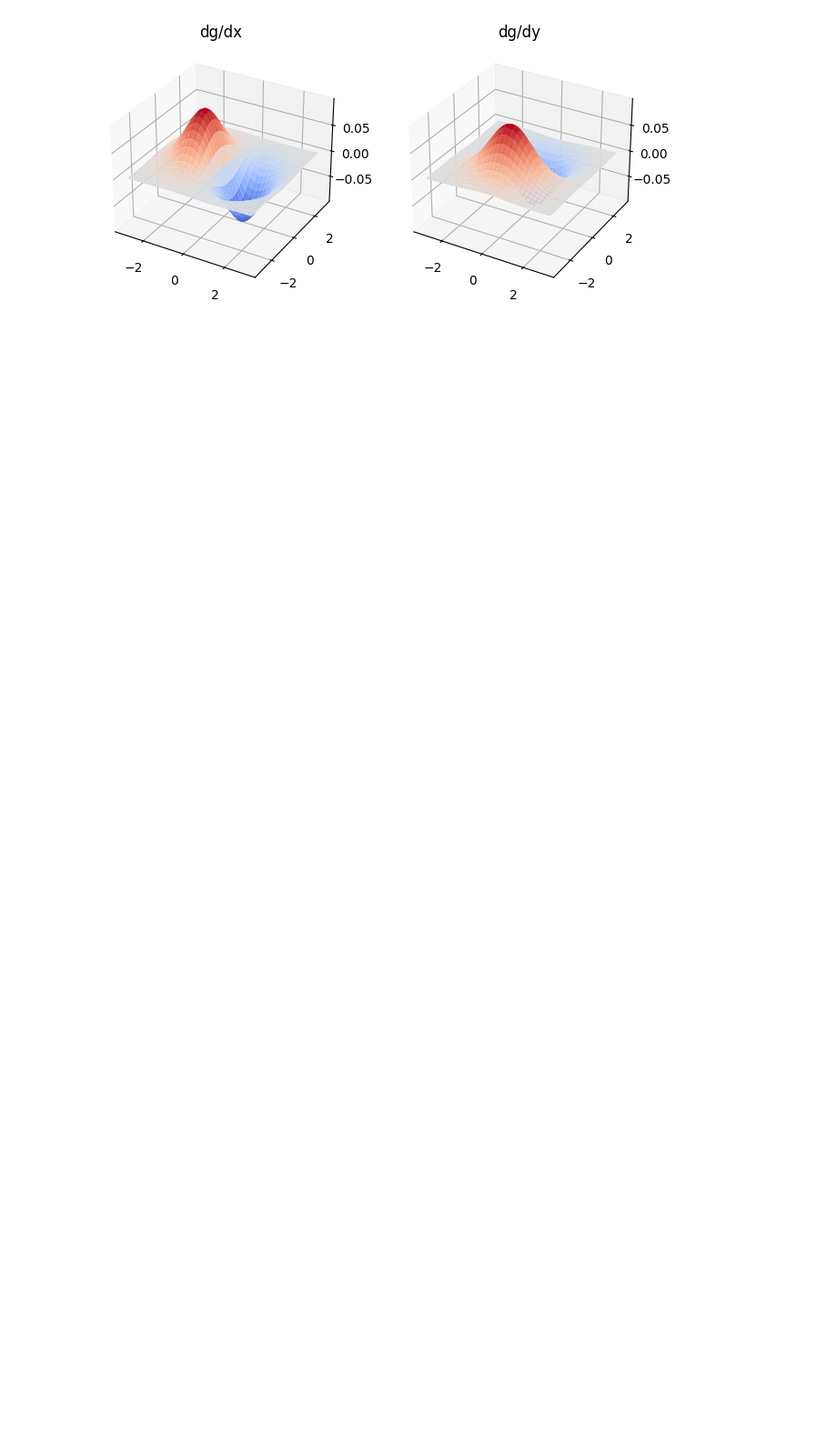
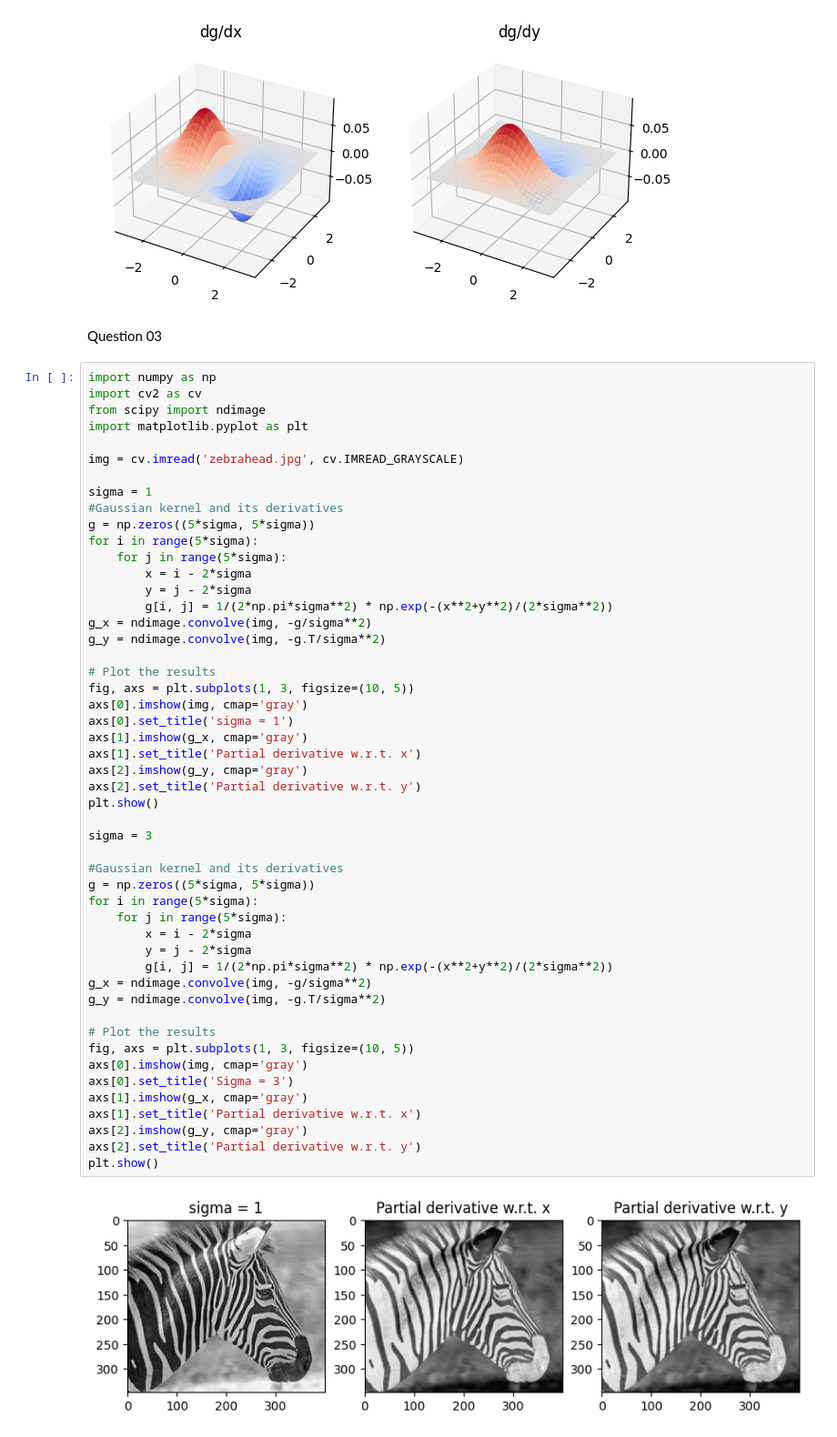
Before and after one commit to KisajaW/Assignment-2, a Jupyter notebook: D_ENG_21_0073_EE_a02.ipynb, the cells around one changed output. Shown: that part at 91% size. Saved outputs shown, nothing was run; the diff lists cells and outputs as text; blank space fills up the shorter version.

```diff
--- a/D_ENG_21_0073_EE_a02.ipynb
+++ b/D_ENG_21_0073_EE_a02.ipynb
@@ -68,3 +68,57 @@ ax2.plot_surface(X,Y,g_y, cmap='coolwarm')
 plt.show()
 # %% [output]
 [figure]
+# %% [markdown]
+Question 03
+# %%
+import numpy as np
+import cv2 as cv
+from scipy import ndimage
+import matplotlib.pyplot as plt
+
+img = cv.imread('zebrahead.jpg', cv.IMREAD_GRAYSCALE)
+
+sigma = 1
+#Gaussian kernel and its derivatives
+g = np.zeros((5*sigma, 5*sigma))
+for i in range(5*sigma):
+    for j in range(5*sigma):
+        x = i - 2*sigma
+        y = j - 2*sigma
+        g[i, j] = 1/(2*np.pi*sigma**2) * np.exp(-(x**2+y**2)/(2*sigma**2))
+g_x = ndimage.convolve(img, -g/sigma**2)
+g_y = ndimage.convolve(img, -g.T/sigma**2)
+
+# Plot the results
+fig, axs = plt.subplots(1, 3, figsize=(10, 5))
+axs[0].imshow(img, cmap='gray')
+axs[0].set_title('sigma = 1')
+axs[1].imshow(g_x, cmap='gray')
+axs[1].set_title('Partial derivative w.r.t. x')
+axs[2].imshow(g_y, cmap='gray')
+axs[2].set_title('Partial derivative w.r.t. y')
+plt.show()
+
+sigma = 3
+
+#Gaussian kernel and its derivatives
+g = np.zeros((5*sigma, 5*sigma))
+for i in range(5*sigma):
+    for j in range(5*sigma):
+        x = i - 2*sigma
+        y = j - 2*sigma
+        g[i, j] = 1/(2*np.pi*sigma**2) * np.exp(-(x**2+y**2)/(2*sigma**2))
+g_x = ndimage.convolve(img, -g/sigma**2)
+g_y = ndimage.convolve(img, -g.T/sigma**2)
+
+# Plot the results
+fig, axs = plt.subplots(1, 3, figsize=(10, 5))
+axs[0].imshow(img, cmap='gray')
+axs[0].set_title('Sigma = 3')
+axs[1].imshow(g_x, cmap='gray')
+axs[1].set_title('Partial derivative w.r.t. x')
+axs[2].imshow(g_y, cmap='gray')
+axs[2].set_title('Partial derivative w.r.t. y')
+plt.show()
+# %% [output]
+[figure, added]
```
Also changed, not shown: parts of 2 cells of this notebook.
